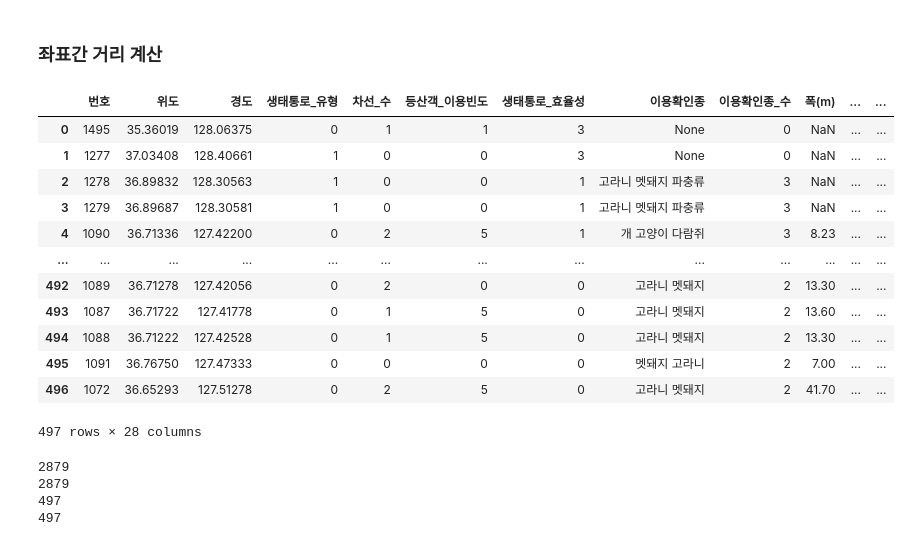
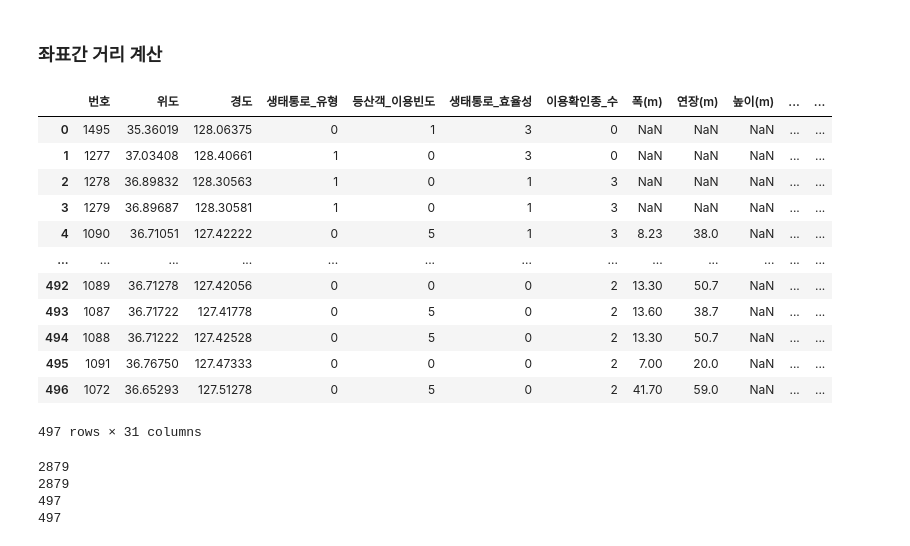
Before and after one commit to HKLeeeee/datacampus_dao, a Jupyter notebook: preprocessing/2. 유도울타리.ipynb, the cells around one changed output. Saved outputs shown, nothing was run; the diff lists cells and outputs as text; code cells hidden in the pictures.

```diff
--- a/preprocessing/2. 유도울타리.ipynb
+++ b/preprocessing/2. 유도울타리.ipynb
@@ -6,7 +6,7 @@ from haversine import haversine
 # %% [markdown]
 ### Connect to RDS
 # %%
-endpoint = 'dao.cdqd2bwz9q4s.ap-northeast-2.rds.amazonaws.com'
+endpoint = 'dao.c51deksujiip.ap-northeast-2.rds.amazonaws.com'
 schema_name = 'dao'
 db_connection_str = 'mysql+pymysql://admin:ekfkawnl@{}/{}'.format(endpoint, schema_name )
 try :
@@ -229,25 +229,26 @@ df_etc
 # %% [markdown]
 ### 좌표간 거리 계산
 # %%
-table_name = "MainData"
+# MainData -> MainData_차선수_이산형
+table_name = "MainData_차선수_이산형"
 sql = "SELECT * FROM {}".format(table_name)
 df_maindata_inner_origin = pd.read_sql(sql, db_connection)
 df_maindata_inner_origin.rename(columns={'지형기호(5km)':'지형기호(2.3km)'} ,inplace=True)
 df_maindata_inner_origin
 # %% [output]
-|  | 번호 | 위도 | 경도 | 생태통로_유형 | 차선_수 | 등산객_이용빈도 | 생태통로_효율성 | 이용확인종 | 이용확인종_수 | 폭(m) | ... | ... |
-| 0 | 1495 | 35.36019 | 128.06375 | 0 | 1 | 1 | 3 | None | 0 | NaN | ... | ... |
-| 1 | 1277 | 37.03408 | 128.40661 | 1 | 0 | 0 | 3 | None | 0 | NaN | ... | ... |
-| 2 | 1278 | 36.89832 | 128.30563 | 1 | 0 | 0 | 1 | 고라니 멧돼지 파충류 | 3 | NaN | ... | ... |
-| 3 | 1279 | 36.89687 | 128.30581 | 1 | 0 | 0 | 1 | 고라니 멧돼지 파충류 | 3 | NaN | ... | ... |
-| 4 | 1090 | 36.71336 | 127.42200 | 0 | 2 | 5 | 1 | 개 고양이 다람쥐 | 3 | 8.23 | ... | ... |
+|  | 번호 | 위도 | 경도 | 생태통로_유형 | 등산객_이용빈도 | 생태통로_효율성 | 이용확인종_수 | 폭(m) | 연장(m) | 높이(m) | ... | ... |
+| 0 | 1495 | 35.36019 | 128.06375 | 0 | 1 | 3 | 0 | NaN | NaN | NaN | ... | ... |
+| 1 | 1277 | 37.03408 | 128.40661 | 1 | 0 | 3 | 0 | NaN | NaN | NaN | ... | ... |
+| 2 | 1278 | 36.89832 | 128.30563 | 1 | 0 | 1 | 3 | NaN | NaN | NaN | ... | ... |
+| 3 | 1279 | 36.89687 | 128.30581 | 1 | 0 | 1 | 3 | NaN | NaN | NaN | ... | ... |
+| 4 | 1090 | 36.71051 | 127.42222 | 0 | 5 | 1 | 3 | 8.23 | 38.0 | NaN | ... | ... |
 | ... | ... | ... | ... | ... | ... | ... | ... | ... | ... | ... | ... | ... |
-| 492 | 1089 | 36.71278 | 127.42056 | 0 | 2 | 0 | 0 | 고라니 멧돼지 | 2 | 13.30 | ... | ... |
-| 493 | 1087 | 36.71722 | 127.41778 | 0 | 1 | 5 | 0 | 고라니 멧돼지 | 2 | 13.60 | ... | ... |
-| 494 | 1088 | 36.71222 | 127.42528 | 0 | 1 | 5 | 0 | 고라니 멧돼지 | 2 | 13.30 | ... | ... |
-| 495 | 1091 | 36.76750 | 127.47333 | 0 | 0 | 0 | 0 | 멧돼지 고라니 | 2 | 7.00 | ... | ... |
-| 496 | 1072 | 36.65293 | 127.51278 | 0 | 2 | 5 | 0 | 고라니 멧돼지 | 2 | 41.70 | ... | ... |
+| 492 | 1089 | 36.71278 | 127.42056 | 0 | 0 | 0 | 2 | 13.30 | 50.7 | NaN | ... | ... |
+| 493 | 1087 | 36.71722 | 127.41778 | 0 | 5 | 0 | 2 | 13.60 | 38.7 | NaN | ... | ... |
+| 494 | 1088 | 36.71222 | 127.42528 | 0 | 5 | 0 | 2 | 13.30 | 50.7 | NaN | ... | ... |
+| 495 | 1091 | 36.76750 | 127.47333 | 0 | 0 | 0 | 2 | 7.00 | 20.0 | NaN | ... | ... |
+| 496 | 1072 | 36.65293 | 127.51278 | 0 | 5 | 0 | 2 | 41.70 | 59.0 | NaN | ... | ... |
-497 rows × 28 columns
+497 rows × 31 columns
 # %%
 df_etc_latitude = df_etc["위도"]
 df_etc_longitude = df_etc["경도"]
```
Also changed, not shown: parts of 5 cells of this notebook.
